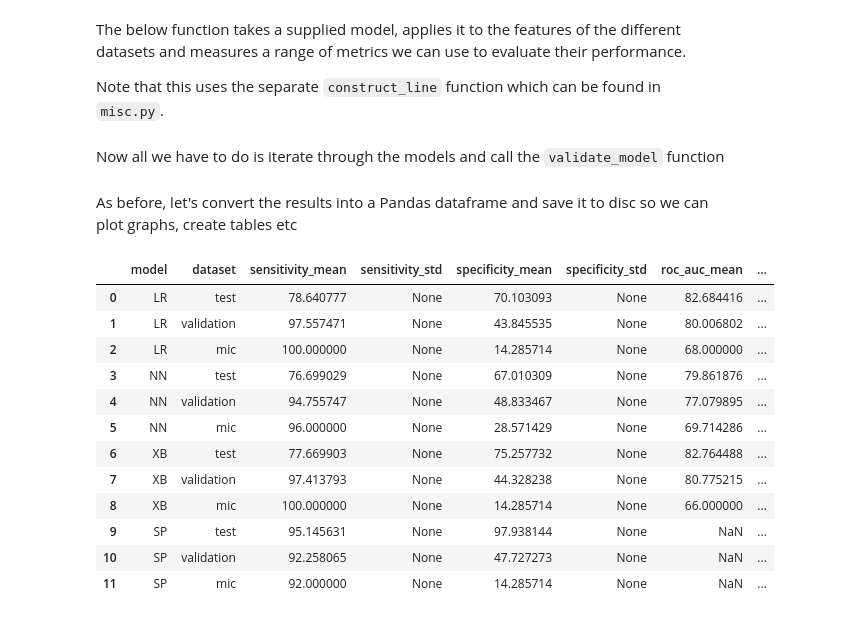
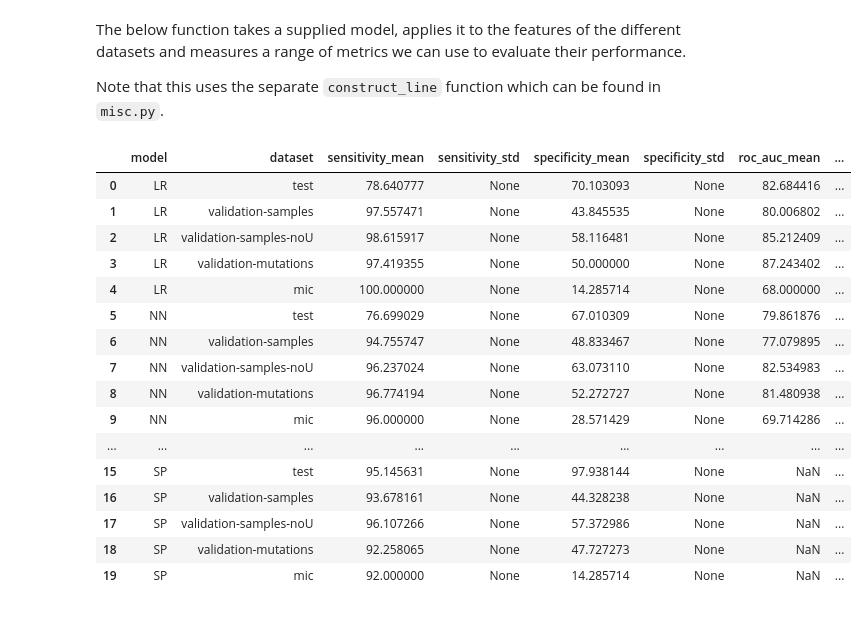
Before and after one commit to fowler-lab/predict-pyrazinamide-resistance, a Jupyter notebook: 11-validate-models.ipynb, the cells around one changed output. Drawn from its saved outputs; the diff is of its cells as text; code cells hidden in the pictures.

```diff
--- a/11-validate-models.ipynb
+++ b/11-validate-models.ipynb
@@ -18,7 +23,7 @@ X={}
 Y={}
 Z={}
 
-for i in ['test','validation', 'mic']:
+for i in ['test','validation-samples', 'validation-mutations', 'mic']:
     X[i]={}
     Y[i]={}
     Z[i]={}
@@ -29,10 +34,10 @@ for i in ['test','validation', 'mic']:
 
 # load in the results for SuspectPZA
 suspectpza={}
-for i in ['test', 'validation', 'mic']:
+for i in ['test', 'validation-samples', 'validation-mutations','mic']:
     suspectpza[i]={}
     with open('data/suspectpza-'+i+'.npy', 'rb') as f:
         suspectpza[i]['input'] = numpy.load(f)
         suspectpza[i]['predicted'] = numpy.load(f)
-
+        suspectpza[i]['muts'] = numpy.load(f, allow_pickle=True)
 line = []
@@ -39,3 +48,21 @@ line = []
+# %%
+df = pandas.read_csv('data/ds-validation-mutations-full.csv')
+
+mask = ~numpy.isin(Z['validation-samples']['input'], df[df.CONSISTENT_PHENOTYPE=='U'].MUTATION.unique())
+
+X['validation-samples-noU']={}
+Y['validation-samples-noU']={}
+Z['validation-samples-noU']={}
+
+X['validation-samples-noU']['input']=X['validation-samples']['input'][mask]
+Y['validation-samples-noU']['input']=Y['validation-samples']['input'][mask]
+Z['validation-samples-noU']['input']=Z['validation-samples']['input'][mask]
+
+mask = ~numpy.isin(suspectpza['validation-samples']['muts'],(df[df.CONSISTENT_PHENOTYPE=='U'].MUTATION.unique()))
+suspectpza['validation-samples-noU']={}
+suspectpza['validation-samples-noU']['input']=suspectpza['validation-samples']['input'][mask]
+suspectpza['validation-samples-noU']['predicted']=suspectpza['validation-samples']['predicted'][mask]
+suspectpza['validation-samples-noU']['muts']=suspectpza['validation-samples']['muts'][mask]
 # %% [markdown]
 The below function takes a supplied model, applies it to the features of the different datasets and measures a range of metrics we can use to evaluate their performance.
 
@@ -43,7 +70,7 @@ Note that this uses the separate `construct_line` function which can be found in
 # %%
 def validate_model(line, best_model, model_name, X, Y):
 
-    for dataset in ['test','validation', 'mic']:
+    for dataset in ['test', 'validation-samples', 'validation-samples-noU', 'validation-mutations', 'mic']:
 
         Y[dataset]['predicted'] = best_model.predict(X[dataset]['input'])
         Y[dataset]['scores'] = best_model.predict_proba(X[dataset]['input'])[:,1]
@@ -52,37 +79,38 @@ def validate_model(line, best_model, model_name, X, Y):
         line.append(row)
 
     return(line)
-# %% [markdown]
-Now all we have to do is iterate through the models and call the `validate_model` function
 # %%
 for model in ['LR', 'NN', 'XB']:
     line = validate_model(line, best_model[model], model, X, Y)
 # %%
-for i in ['test', 'validation', 'mic']:
+for i in ['test', 'validation-samples', 'validation-samples-noU', 'validation-mutations', 'mic']:
     line.append(construct_line('SP', i, None, suspectpza[i], None))
-# %% [markdown]
-As before, let's convert the results into a Pandas dataframe and save it to disc so we can plot graphs, create tables etc
 # %%
 test_results = pandas.DataFrame(line, columns=['model', 'dataset', 'sensitivity_mean', 'sensitivity_std', 'specificity_mean', 'specificity_std' ,'roc_auc_mean', 'roc_auc_std','TN','FP','FN','TP', 'model_parameters'])
 
 # calculate the diagnostic odds ration
-test_results['diagnostic_odds_ratio'] = (test_results['TN']*test_results['TP'])/(test_results['FN']*test_results['FP'])
+test_results['diagnostic_odds_ratio_mean'] = (test_results['TN']*test_results['TP'])/(test_results['FN']*test_results['FP'])
+test_results['diagnostic_odds_ratio_std'] = 0
 
 # save to disc as a CSV
 test_results.to_csv('results-test.csv', index=False)
 
 test_results
 # %% [output]
 |  | model | dataset | sensitivity_mean | sensitivity_std | specificity_mean | specificity_std | roc_auc_mean | ... |
 | 0 | LR | test | 78.640777 | None | 70.103093 | None | 82.684416 | ... |
-| 1 | LR | validation | 97.557471 | None | 43.845535 | None | 80.006802 | ... |
-| 2 | LR | mic | 100.000000 | None | 14.285714 | None | 68.000000 | ... |
-| 3 | NN | test | 76.699029 | None | 67.010309 | None | 79.861876 | ... |
-| 4 | NN | validation | 94.755747 | None | 48.833467 | None | 77.079895 | ... |
-| 5 | NN | mic | 96.000000 | None | 28.571429 | None | 69.714286 | ... |
-| 6 | XB | test | 77.669903 | None | 75.257732 | None | 82.764488 | ... |
-| 7 | XB | validation | 97.413793 | None | 44.328238 | None | 80.775215 | ... |
-| 8 | XB | mic | 100.000000 | None | 14.285714 | None | 66.000000 | ... |
-| 9 | SP | test | 95.145631 | None | 97.938144 | None | NaN | ... |
-| 10 | SP | validation | 92.258065 | None | 47.727273 | None | NaN | ... |
-| 11 | SP | mic | 92.000000 | None | 14.285714 | None | NaN | ... |
+| 1 | LR | validation-samples | 97.557471 | None | 43.845535 | None | 80.006802 | ... |
+| 2 | LR | validation-samples-noU | 98.615917 | None | 58.116481 | None | 85.212409 | ... |
+| 3 | LR | validation-mutations | 97.419355 | None | 50.000000 | None | 87.243402 | ... |
+| 4 | LR | mic | 100.000000 | None | 14.285714 | None | 68.000000 | ... |
+| 5 | NN | test | 76.699029 | None | 67.010309 | None | 79.861876 | ... |
+| 6 | NN | validation-samples | 94.755747 | None | 48.833467 | None | 77.079895 | ... |
+| 7 | NN | validation-samples-noU | 96.237024 | None | 63.073110 | None | 82.534983 | ... |
+| 8 | NN | validation-mutations | 96.774194 | None | 52.272727 | None | 81.480938 | ... |
+| 9 | NN | mic | 96.000000 | None | 28.571429 | None | 69.714286 | ... |
+| ... | ... | ... | ... | ... | ... | ... | ... | ... |
+| 15 | SP | test | 95.145631 | None | 97.938144 | None | NaN | ... |
+| 16 | SP | validation-samples | 93.678161 | None | 44.328238 | None | NaN | ... |
+| 17 | SP | validation-samples-noU | 96.107266 | None | 57.372986 | None | NaN | ... |
+| 18 | SP | validation-mutations | 92.258065 | None | 47.727273 | None | NaN | ... |
+| 19 | SP | mic | 92.000000 | None | 14.285714 | None | NaN | ... |
```
Also changed, not shown: parts of 8 cells of this notebook, 23 other files.
